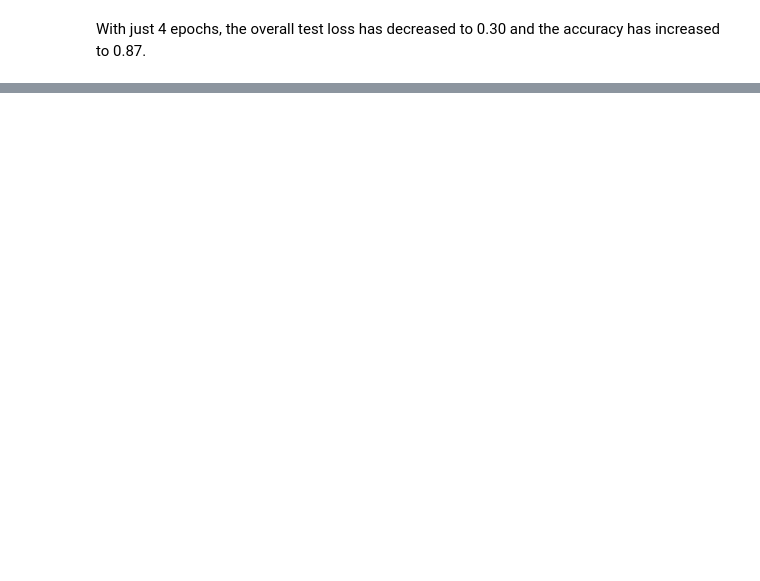
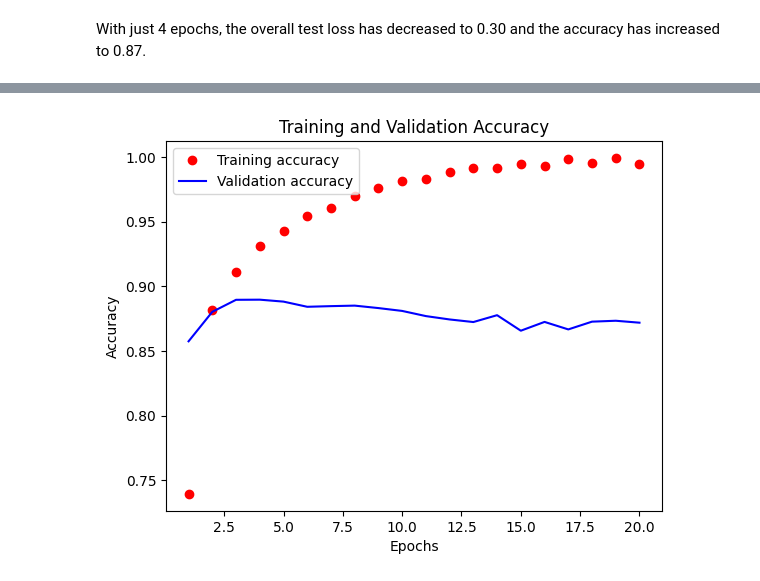
Before and after one commit to Tyler2198/Deep-Learning, a Jupyter notebook: Classifying_Movie_Reviews.ipynb, the cells around one changed output, grey strips where cells are left out. Saved outputs shown, nothing was run; the diff lists cells and outputs as text; code cells hidden in the pictures; blank space fills up the shorter version.

```diff
--- a/Classifying_Movie_Reviews.ipynb
+++ b/Classifying_Movie_Reviews.ipynb
@@ -223,0 +378,13 @@ With just 4 epochs, the overall test loss has decreased to 0.30 and the accuracy
+# %%
+plt.clf()
+acc = history_dict["accuracy"]
+val_acc = history_dict["val_accuracy"]
+plt.plot(epochs, acc, "ro", label="Training accuracy")
+plt.plot(epochs, val_acc, "b", label="Validation accuracy")
+plt.title("Training and Validation Accuracy")
+plt.xlabel("Epochs")
+plt.ylabel("Accuracy")
+plt.legend()
+plt.show()
+# %% [output]
+[figure, added]
```
Also changed, not shown: parts of 26 cells of this notebook.
